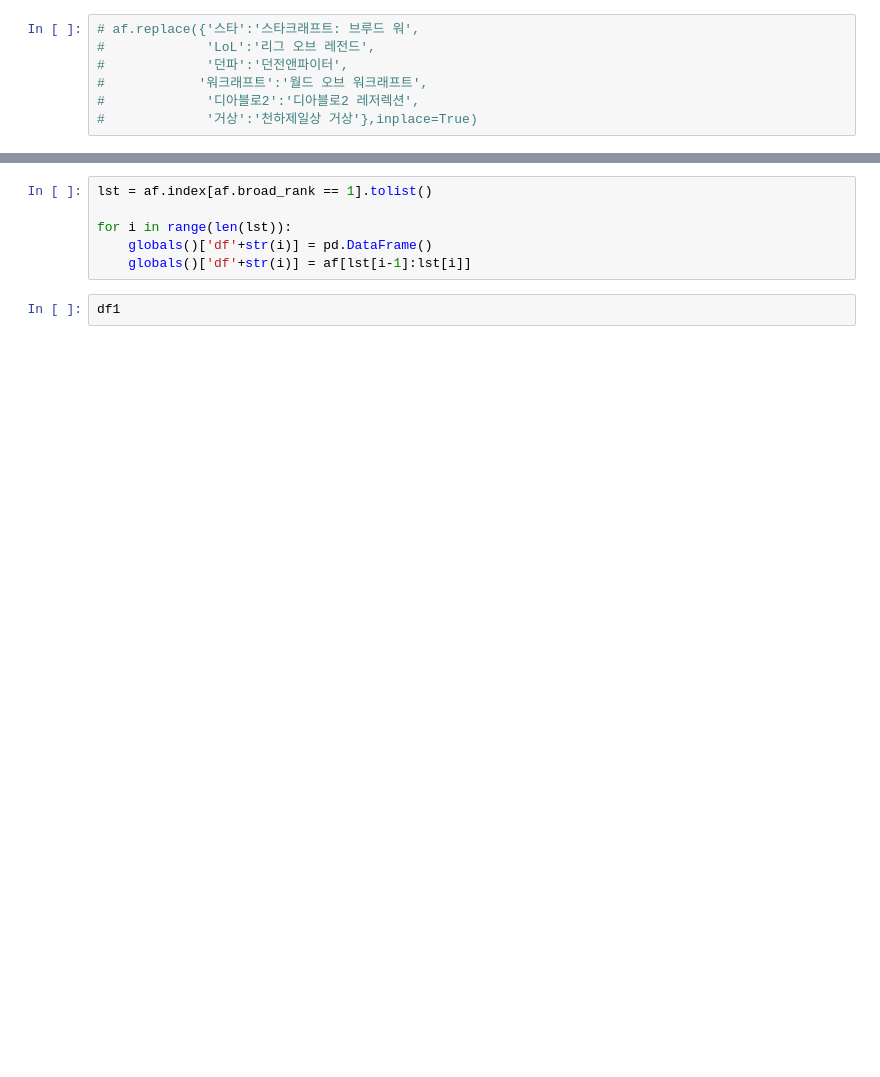
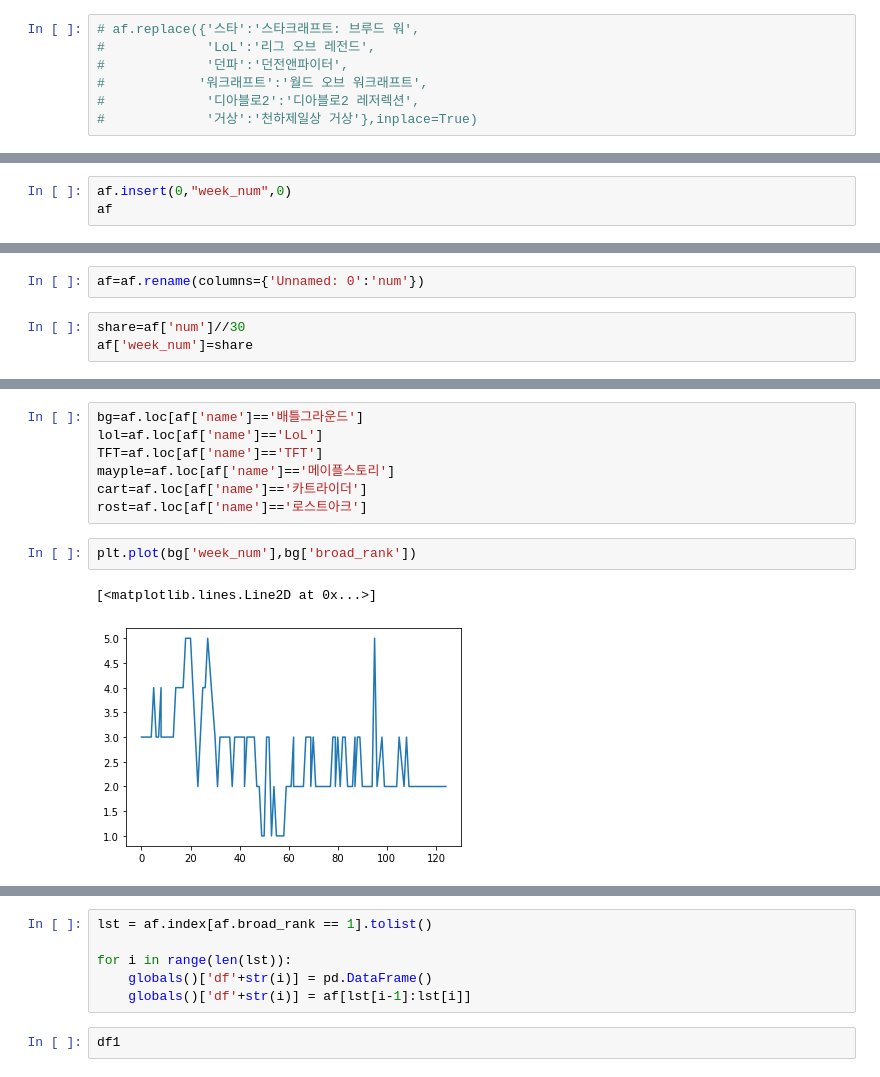
Before and after one commit to ssac-debbu/gameData, a Jupyter notebook: game broad ranking week data.ipynb, the cells around one changed output, grey strips where cells are left out. Cells and saved outputs as stored; diff of their text form; blank space fills up the shorter version.

Commit message:
maybe 게임별 방송 점유율 그래프?
롤, tft, 배그, 메이플, 카트라이더, 로스트아크

```diff
--- a/game broad ranking week data.ipynb
+++ b/game broad ranking week data.ipynb
@@ -143,0 +128,3 @@ af
+# %%
+af.insert(0,"week_num",0)
+af
@@ -143,0 +145,5 @@ af
+# %%
+af=af.rename(columns={'Unnamed: 0':'num'})
+# %%
+share=af['num']//30
+af['week_num']=share
@@ -143,0 +224,12 @@ af
+# %%
+bg=af.loc[af['name']=='배틀그라운드']
+lol=af.loc[af['name']=='LoL']
+TFT=af.loc[af['name']=='TFT']
+mayple=af.loc[af['name']=='메이플스토리']
+cart=af.loc[af['name']=='카트라이더']
+rost=af.loc[af['name']=='로스트아크']
+# %%
+plt.plot(bg['week_num'],bg['broad_rank'])
+# %% [output]
+[<matplotlib.lines.Line2D at 0x...>]
+[figure, added]
```
Also changed, not shown: parts of 19 cells of this notebook.
